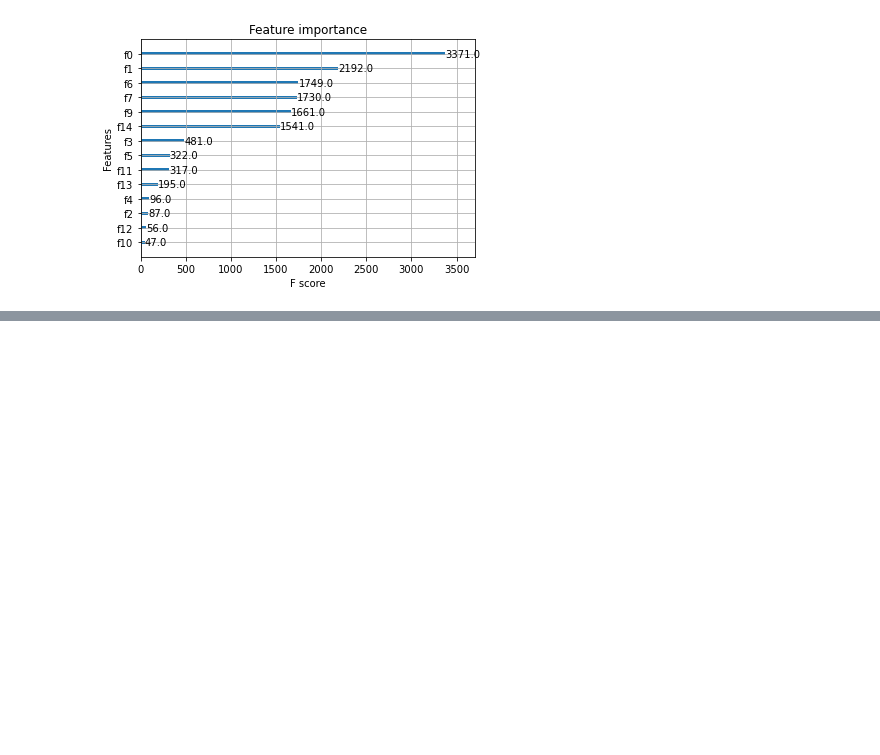
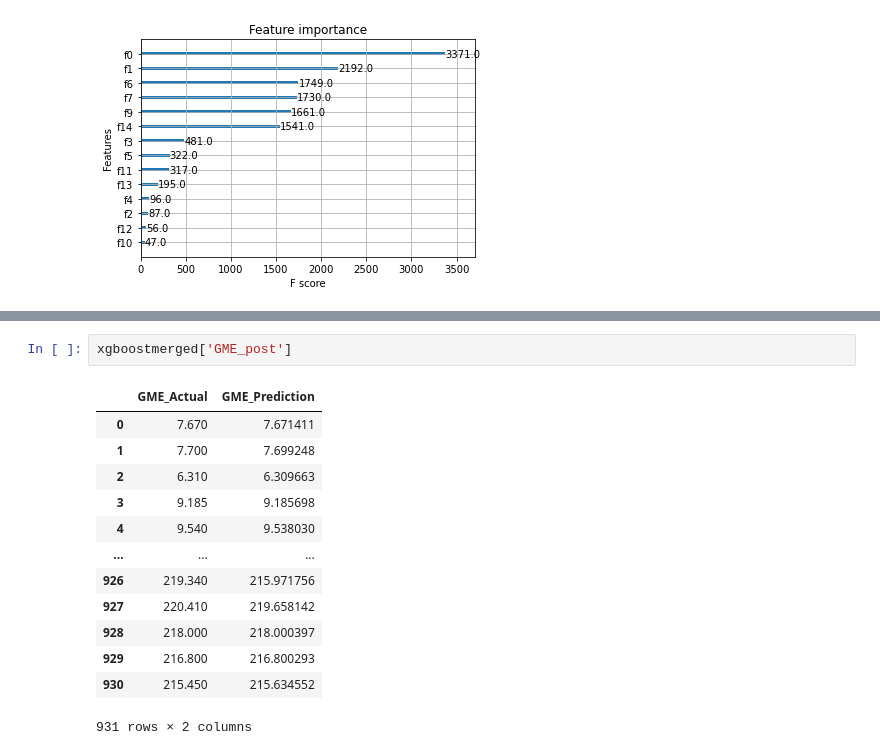
Before and after one commit to SaberQ19/socioPhysics_DiamondHands, a Jupyter notebook: xgBoost.ipynb, the cells around one changed output, grey strips where cells are left out. Cells and saved outputs as stored; diff of their text form; blank space fills up the shorter version.

```diff
--- a/xgBoost.ipynb
+++ b/xgBoost.ipynb
@@ -476 +440,17 @@ modelfittingandplotting(combined_df_all_stocks)
+# %%
+xgboostmerged['GME_post']
+# %% [output]
+|  | GME_Actual | GME_Prediction |
+| 0 | 7.670 | 7.671411 |
+| 1 | 7.700 | 7.699248 |
+| 2 | 6.310 | 6.309663 |
+| 3 | 9.185 | 9.185698 |
+| 4 | 9.540 | 9.538030 |
+| ... | ... | ... |
+| 926 | 219.340 | 215.971756 |
+| 927 | 220.410 | 219.658142 |
+| 928 | 218.000 | 218.000397 |
+| 929 | 216.800 | 216.800293 |
+| 930 | 215.450 | 215.634552 |
+931 rows × 2 columns
 # %%
```
Also changed, not shown: parts of 18 cells of this notebook.
